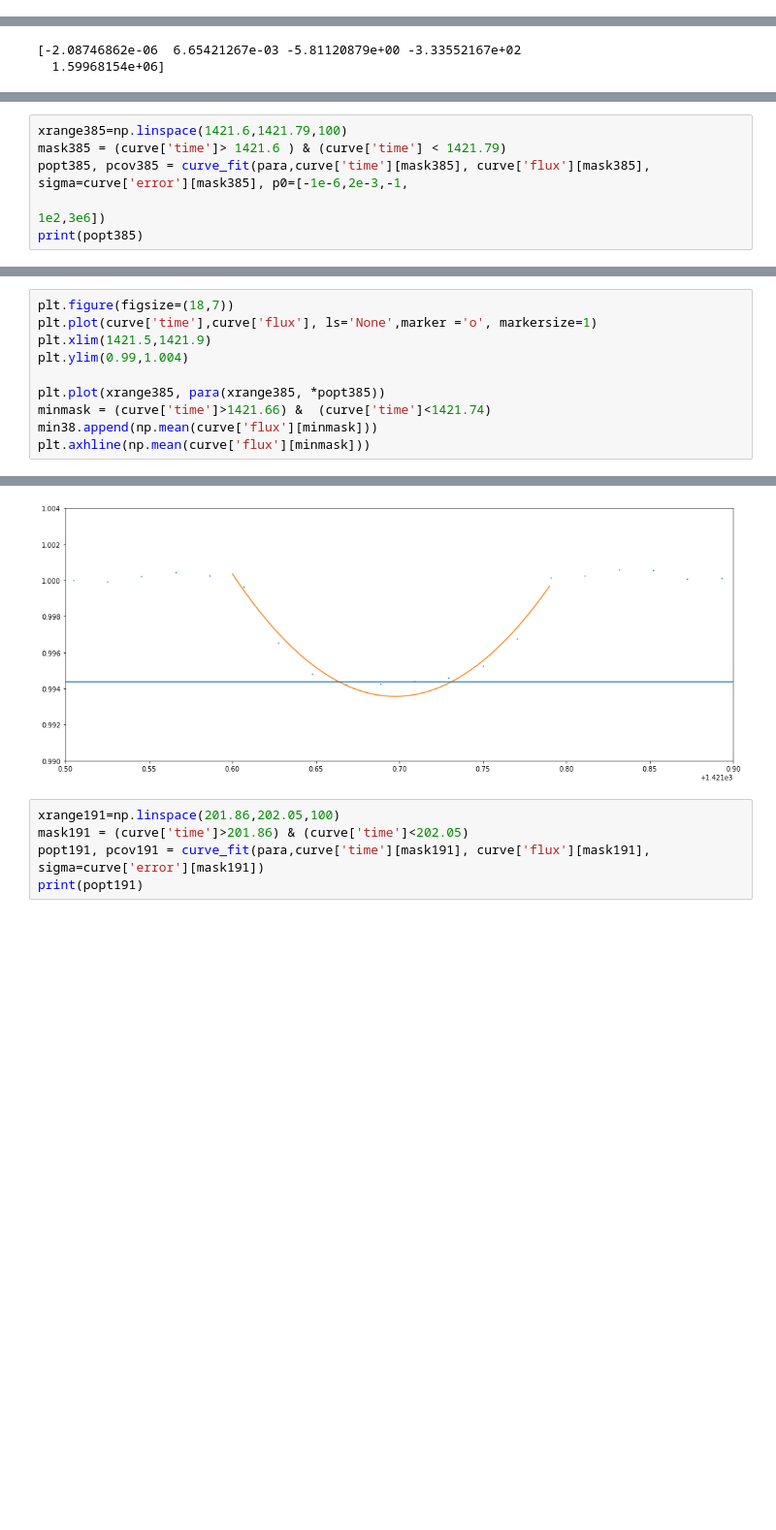
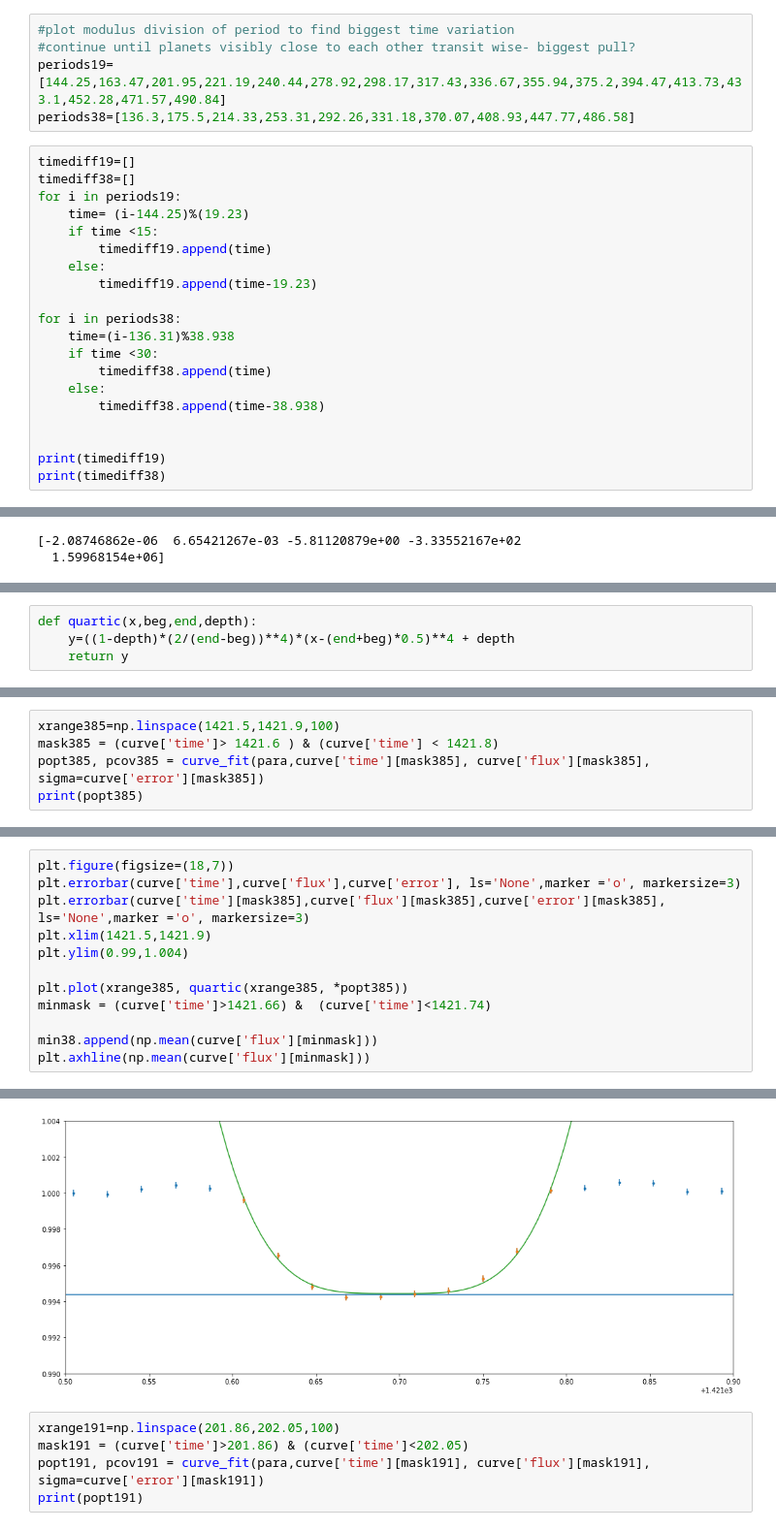
Before and after one commit to wfw23/Astrolabs, a Jupyter notebook: Chapter3_ExoLightCurves.ipynb, the cells around one changed output, grey strips where cells are left out. Shown at 97% size. Drawn from its saved outputs; the diff is of its cells as text; blank space fills up the shorter version.

Commit message:
quartic and TTV

```diff
--- a/Chapter3_ExoLightCurves.ipynb
+++ b/Chapter3_ExoLightCurves.ipynb
@@ -358,0 +364,25 @@ for i in [1, 2, 3,4,5,6,7,8,9,10,11,15,20,23,25,27,28,35,33,31,29,30,33]:
+# %%
+#plot modulus division of period to find biggest time variation
+#continue until planets visibly close to each other transit wise- biggest pull?
+periods19=[144.25,163.47,201.95,221.19,240.44,278.92,298.17,317.43,336.67,355.94,375.2,394.47,413.73,433.1,452.28,471.57,490.84]
+periods38=[136.3,175.5,214.33,253.31,292.26,331.18,370.07,408.93,447.77,486.58]
+# %%
+timediff19=[]
+timediff38=[]
+for i in periods19:
+    time= (i-144.25)%(19.23)
+    if time <15:
+        timediff19.append(time)
+    else:
+        timediff19.append(time-19.23)
+
+for i in periods38:
+    time=(i-136.31)%38.938
+    if time <30:
+        timediff38.append(time)
+    else:
+        timediff38.append(time-38.938)
+
+
+print(timediff19)
+print(timediff38)
@@ -634,0 +714,4 @@ plt.axhline(np.mean(curve['flux'][minmask]))
+# %%
+def quartic(x,beg,end,depth):
+    y=((1-depth)*(2/(end-beg))**4)*(x-(end+beg)*0.5)**4 + depth
+    return y
@@ -635,7 +727,6 @@ plt.axhline(np.mean(curve['flux'][minmask]))
 # %%
-xrange385=np.linspace(1421.6,1421.79,100)
-mask385 = (curve['time']> 1421.6 ) & (curve['time'] < 1421.79)
-popt385, pcov385 = curve_fit(para,curve['time'][mask385], curve['flux'][mask385], sigma=curve['error'][mask385], p0=[-1e-6,2e-3,-1,
-                                                                                                                     1e2,3e6])
+xrange385=np.linspace(1421.5,1421.9,100)
+mask385 = (curve['time']> 1421.6 ) & (curve['time'] < 1421.8)
+popt385, pcov385 = curve_fit(para,curve['time'][mask385], curve['flux'][mask385], sigma=curve['error'][mask385])
 print(popt385)
 # %% [output]
@@ -644,16 +735,18 @@ print(popt385)
 # %%
 plt.figure(figsize=(18,7))
-plt.plot(curve['time'],curve['flux'], ls='None',marker ='o', markersize=1)
+plt.errorbar(curve['time'],curve['flux'],curve['error'], ls='None',marker ='o', markersize=3)
+plt.errorbar(curve['time'][mask385],curve['flux'][mask385],curve['error'][mask385], ls='None',marker ='o', markersize=3)
 plt.xlim(1421.5,1421.9)
 plt.ylim(0.99,1.004)
 
-plt.plot(xrange385, para(xrange385, *popt385))
+plt.plot(xrange385, quartic(xrange385, *popt385))
 minmask = (curve['time']>1421.66) &  (curve['time']<1421.74)
+
 min38.append(np.mean(curve['flux'][minmask]))
 plt.axhline(np.mean(curve['flux'][minmask]))
 # %% [output]
 <matplotlib.lines.Line2D at 0x...>
-[figure, old version]
+[figure, new version]
 # %%
 xrange191=np.linspace(201.86,202.05,100)
 mask191 = (curve['time']>201.86) & (curve['time']<202.05)
```
Also changed, not shown: parts of 41 cells of this notebook, 1 other file.
